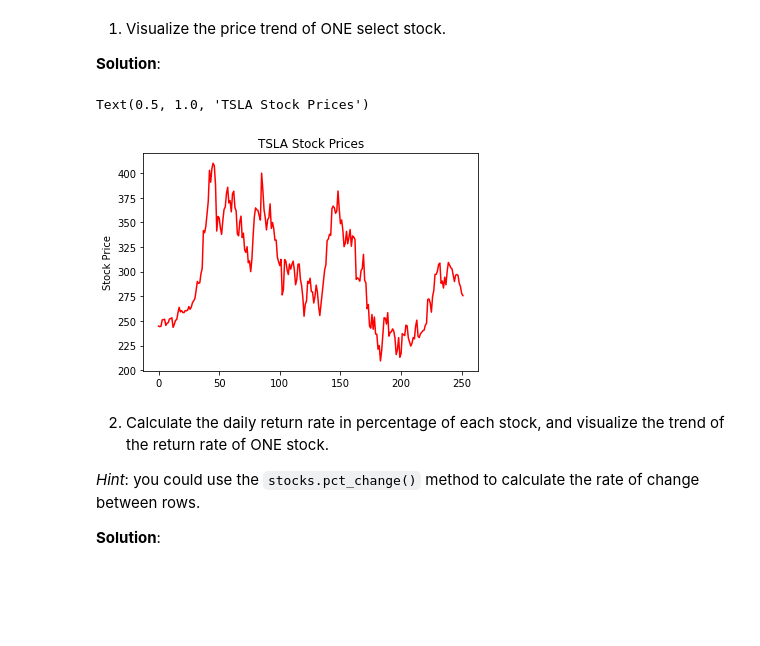
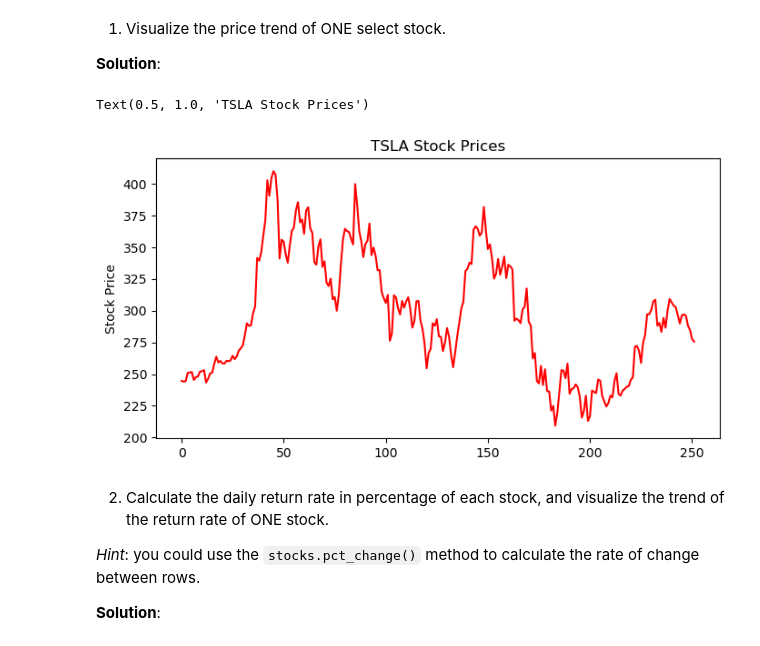
Before and after one commit to moses1998lee/Git, a Jupyter notebook: DAO2702X/Exercise7.ipynb, the cells around one changed output. Saved outputs shown, nothing was run; the diff lists cells and outputs as text; code cells hidden in the pictures; blank space fills up the shorter version.

```diff
--- a/DAO2702X/Exercise7.ipynb
+++ b/DAO2702X/Exercise7.ipynb
@@ -179,15 +220,16 @@ df.head()
 # %%
 # Selected Tsla
 TSLA_prices = df['TSLA']
 
 TSLA_prices.shape
 
-plt.plot(tesla_prices, color = 'red')
+plt.figure(figsize = (8,4))
+plt.plot(TSLA_prices, color = 'red')
 plt.ylabel("Stock Price")
 plt.title("TSLA Stock Prices")
 # %% [output]
 Text(0.5, 1.0, 'TSLA Stock Prices')
-[figure, old version]
+[figure, new version]
 # %% [markdown]
 2. Calculate the daily return rate in percentage of each stock, and visualize the trend of the return rate of ONE stock.
 
```
Also changed, not shown: parts of 19 cells of this notebook.
